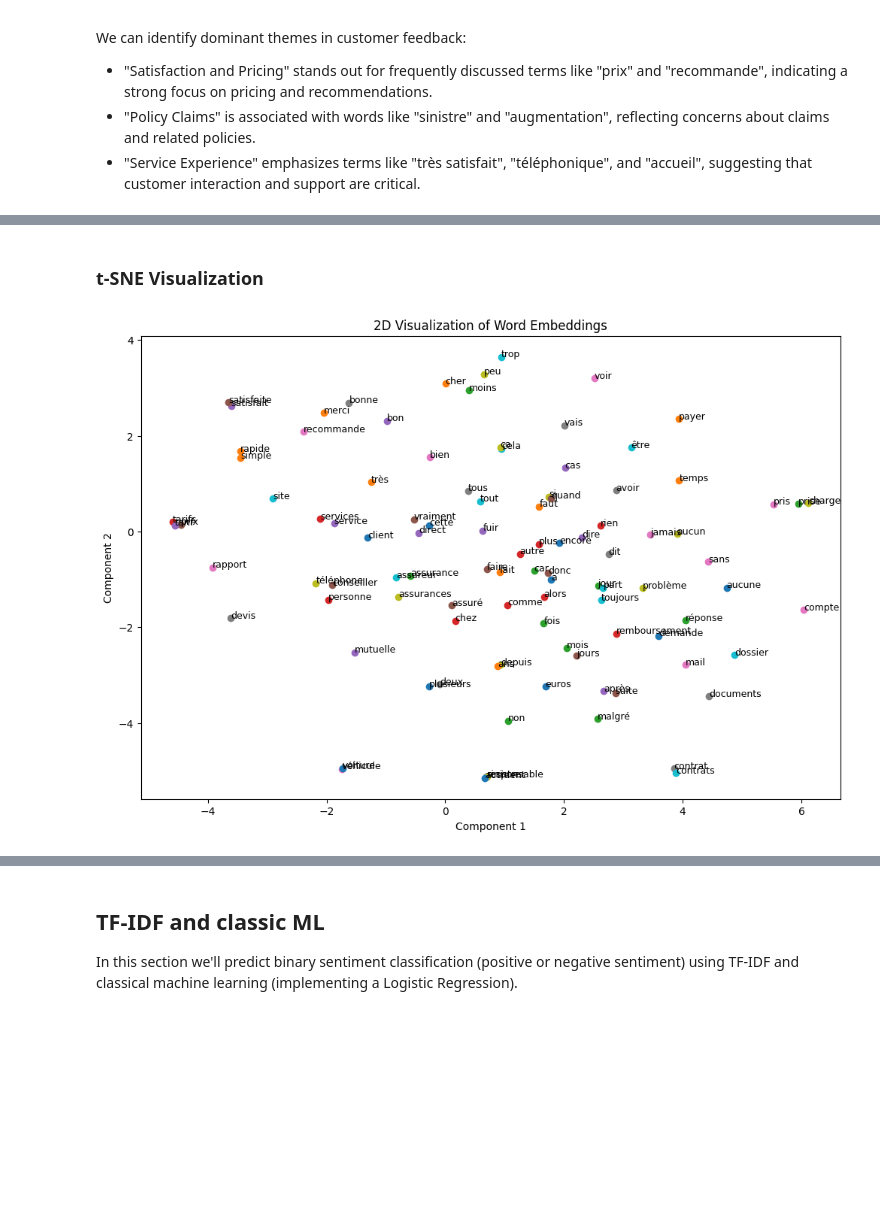
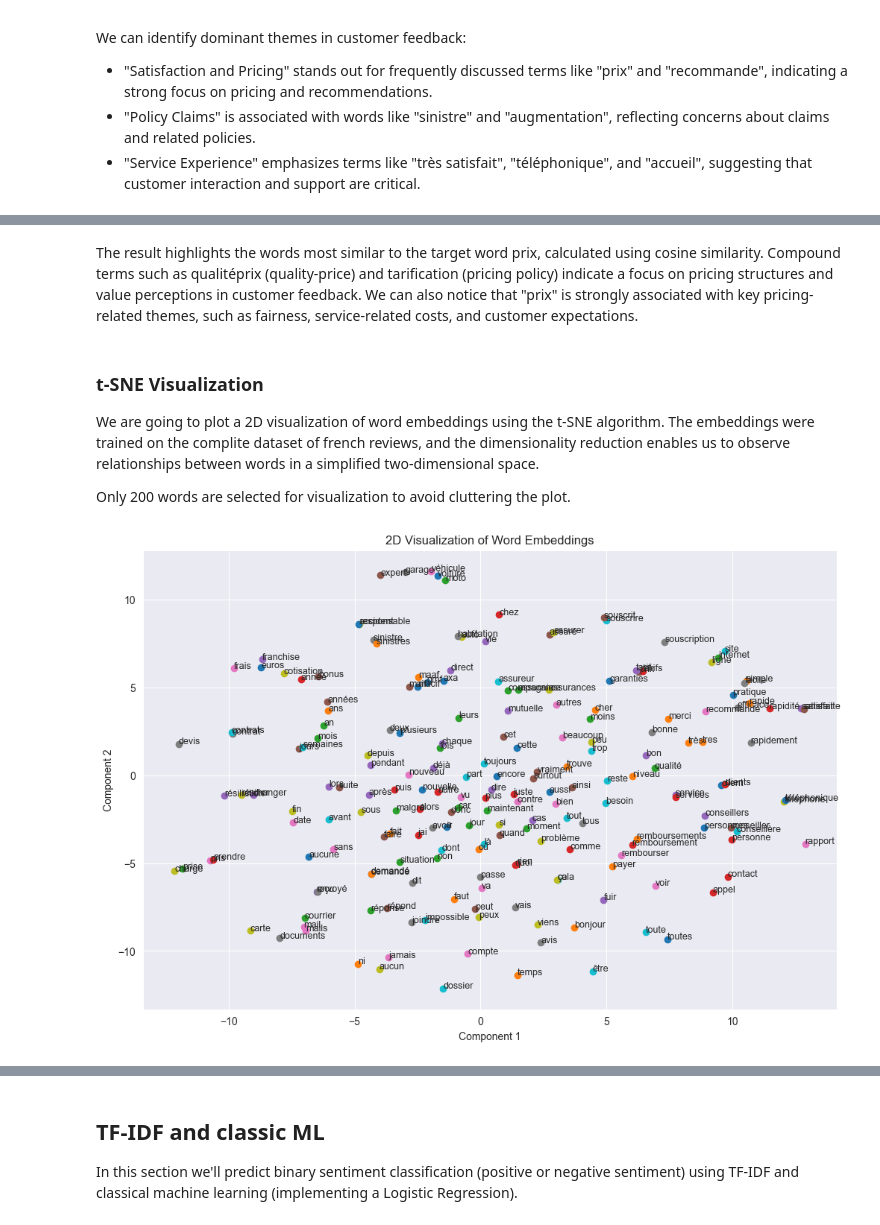
Before and after one commit to MarcoRiva6/ML4NLP-project2, a Jupyter notebook: model_development.ipynb, the cells around one changed output, grey strips where cells are left out. Drawn from its saved outputs; the diff is of its cells as text; code cells hidden in the pictures; blank space fills up the shorter version.

Commit message:
Fixed section 4 (embedding for similarity) and added its streamlitapp and its model Improved comments for modelling section introduction

```diff
--- a/model_development.ipynb
+++ b/model_development.ipynb
@@ -612,35 +583,0 @@ tarification: 0.7402
-# %%
-# Prepare embeddings and metadata in memory
-word_vectors = model.wv.vectors
-word_list = model.wv.index_to_key
-
-# Set up TensorBoard directory
-log_dir = tempfile.mkdtemp()  # Temporary directory for TensorBoard logs
-
-# Create a tensor for embeddings
-embedding_tensor = tf.Variable(word_vectors, name="word_embeddings")
-
-# Write metadata (word list) to the log directory
-metadata_path = os.path.join(log_dir, "metadata.tsv")
-with open(metadata_path, "w") as f:
-    for word in word_list:
-        f.write(f"{word}\n")
-
-# Use TensorFlow SummaryWriter to log embeddings
-writer = tf.summary.create_file_writer(log_dir)
-with writer.as_default():
-    tf.summary.scalar("embedding", 0, step=0)  # Placeholder to create graph
-    writer.flush()
-
-# Configure projector
-from tensorboard.plugins.projector import ProjectorConfig, visualize_embeddings
-
-config = ProjectorConfig()
-embedding = config.embeddings.add()
-embedding.tensor_name = embedding_tensor.name
-embedding.metadata_path = "metadata.tsv"
-
-visualize_embeddings(log_dir, config)
-
-# Launch TensorBoard
-print(f"Run the following command to launch TensorBoard:\n\ntensorboard --logdir {log_dir}")
@@ -651,23 +678,29 @@ tensorboard --logdir /var/folders/yg/gp8smp8d1cx2j1t_sxxl13580000gn/T/tmpnil2l26
+# %% [markdown]
+The result highlights the words most similar to the target word prix, calculated using cosine similarity. Compound terms such as qualitéprix (quality-price) and tarification (pricing policy) indicate a focus on pricing structures and value perceptions in customer feedback. We can also notice that "prix" is strongly associated with key pricing-related themes, such as fairness, service-related costs, and customer expectations.
 # %% [markdown]
 ### t-SNE Visualization
+
+We are going to plot a 2D visualization of word embeddings using the t-SNE algorithm. The embeddings were trained on the complite dataset of french reviews, and the dimensionality reduction enables us to observe relationships between words in a simplified two-dimensional space.
+
+Only 200 words are selected for visualization to avoid cluttering the plot.
 # %%
 from sklearn.manifold import TSNE
 import matplotlib.pyplot as plt
 
 # Reduce dimensions using t-SNE
-words = list(model.wv.index_to_key)[:100]  # Limit to first 100 words for clarity
+words = list(model.wv.index_to_key)[:200]  # Limit to first 100 words for clarity
 word_vectors = model.wv[words]
 tsne = TSNE(n_components=2, random_state=42)
 word_embeddings_2d = tsne.fit_transform(word_vectors)
 
 # Plot with Matplotlib
 plt.figure(figsize=(12, 8))
 for i, word in enumerate(words):
     plt.scatter(word_embeddings_2d[i, 0], word_embeddings_2d[i, 1])
     plt.annotate(word, (word_embeddings_2d[i, 0], word_embeddings_2d[i, 1]), fontsize=9)
 plt.title("2D Visualization of Word Embeddings")
 plt.xlabel("Component 1")
 plt.ylabel("Component 2")
 plt.show()
 # %% [output]
-[figure, old version]
+[figure, new version]
```
Also changed, not shown: parts of 14 cells of this notebook, 2 other files.
